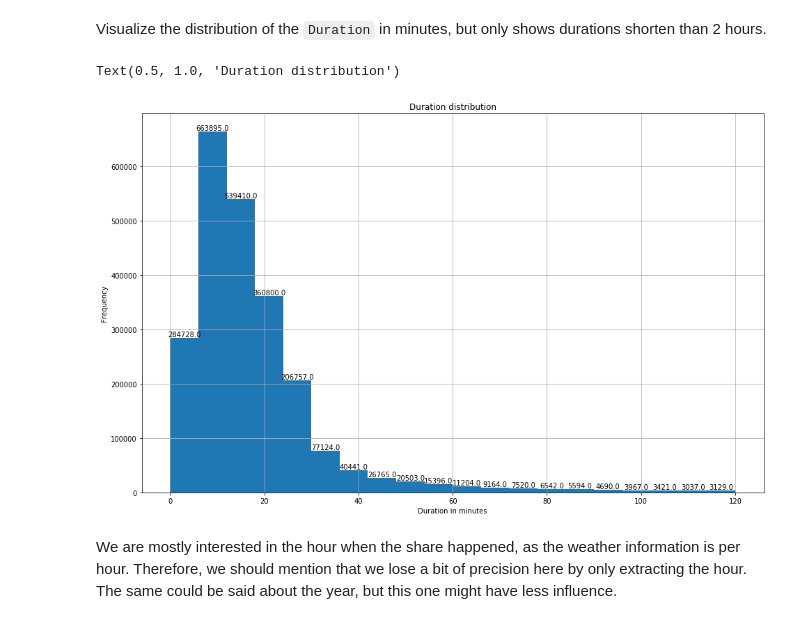
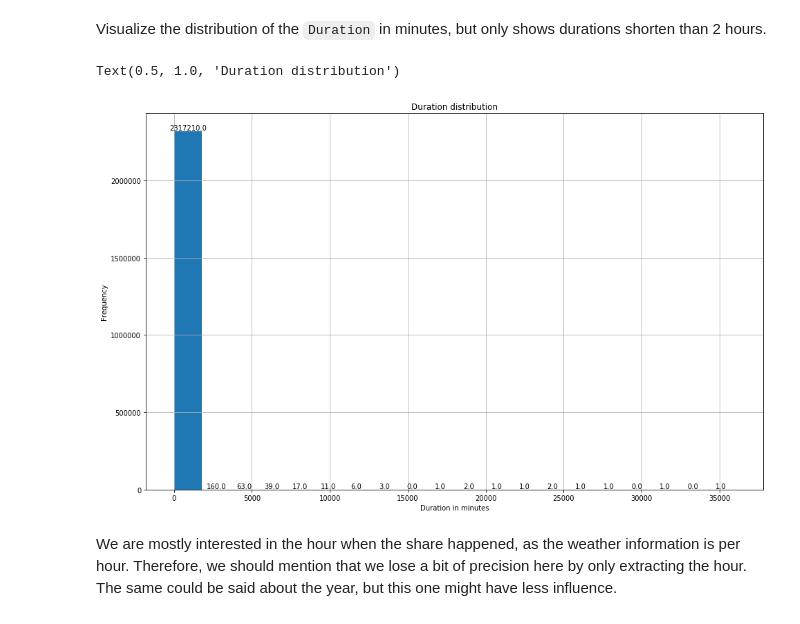
Before and after one commit to Krismix1/data-science-mandatory-2, a Jupyter notebook: analysis.ipynb, the cells around one changed output. Saved outputs shown, nothing was run; the diff lists cells and outputs as text; code cells hidden in the pictures.

```diff
--- a/analysis.ipynb
+++ b/analysis.ipynb
@@ -129,21 +133,23 @@ Also, there are rows where `Start Date` is after `End Date`.
 # %%
 diff = df['End Date'] - df['Start Date'] # compute the difference between the objects
 seconds = diff.map(lambda x: x.total_seconds()) # map to seconds
-df = df[(df['Duration'] == seconds) & (seconds >= 0)] # check if duration matches the result and if the result is positive
+df = df[(df['Duration'] == seconds) & (seconds > 0)] # check if duration matches the result and if the result is positive
 # %% [markdown]
 Visualize the distribution of the `Duration` in minutes, but only shows durations shorten than 2 hours.
 # %%
 # leave only entries that are shorter than 2 hours and have valid duration
-valid_df = df[(df['Duration'] >= 0) & (df['Duration'] <= 2 * 60 * 60)]
+# honestly, there is no point in doing this, as we don't use the duration...
+# valid_df = df[(df['Duration'] >= 0) & (df['Duration'] <= 2 * 60 * 60)]
+valid_df = df[df['Duration'] > 0]
 hist = valid_df['Duration'].map(lambda x: x / 60).hist(bins=20, figsize=fig_size)
 print_hist_labels(hist)
 df, valid_df = valid_df, None
 plt.xlabel('Duration in minutes')
 plt.ylabel('Frequency')
 plt.title('Duration distribution')
 # %% [output]
 Text(0.5, 1.0, 'Duration distribution')
-[figure, old version]
+[figure, new version]
 # %% [markdown]
 We are mostly interested in the hour when the share happened, as the weather information is per hour.
 Therefore, we should mention that we lose a bit of precision here by only extracting the hour.
```
Also changed, not shown: parts of 3 cells of this notebook, 3 other files.
